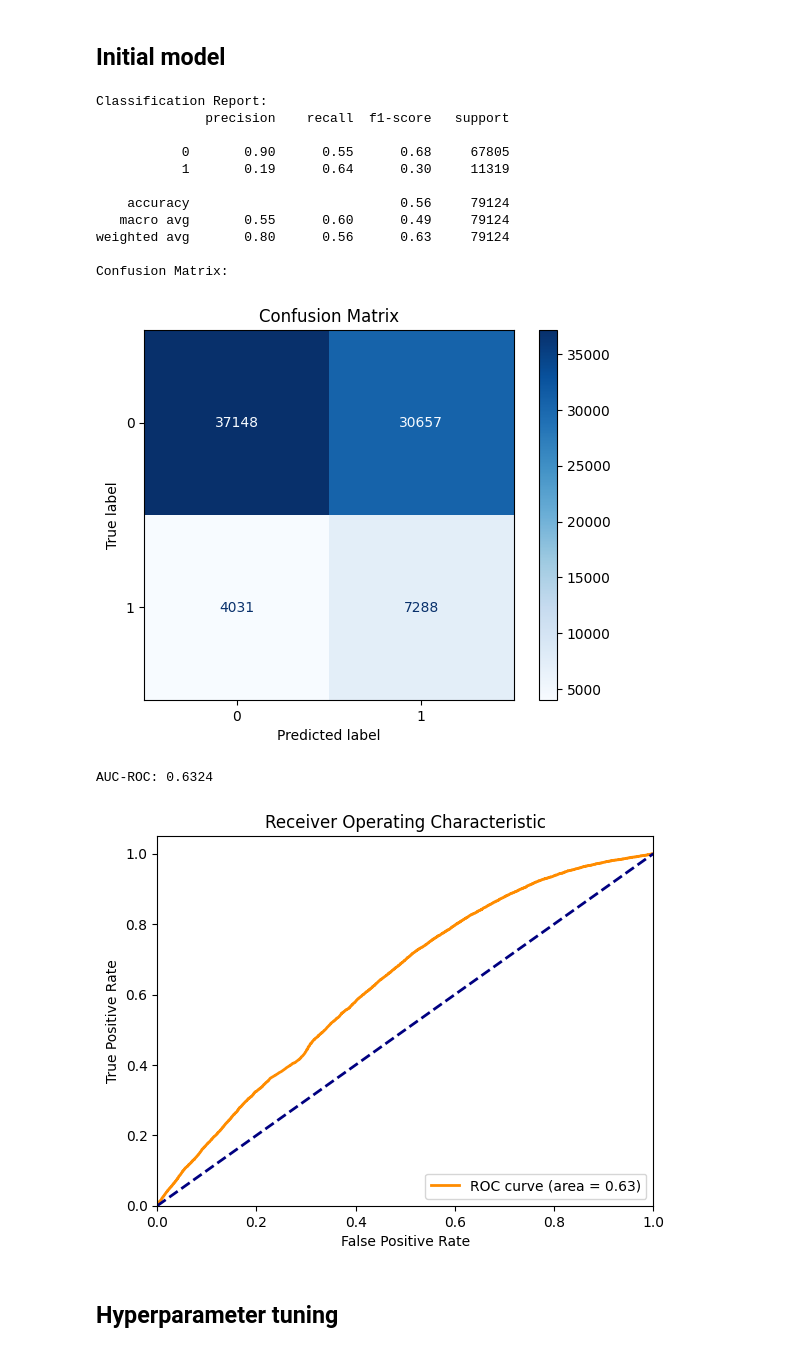
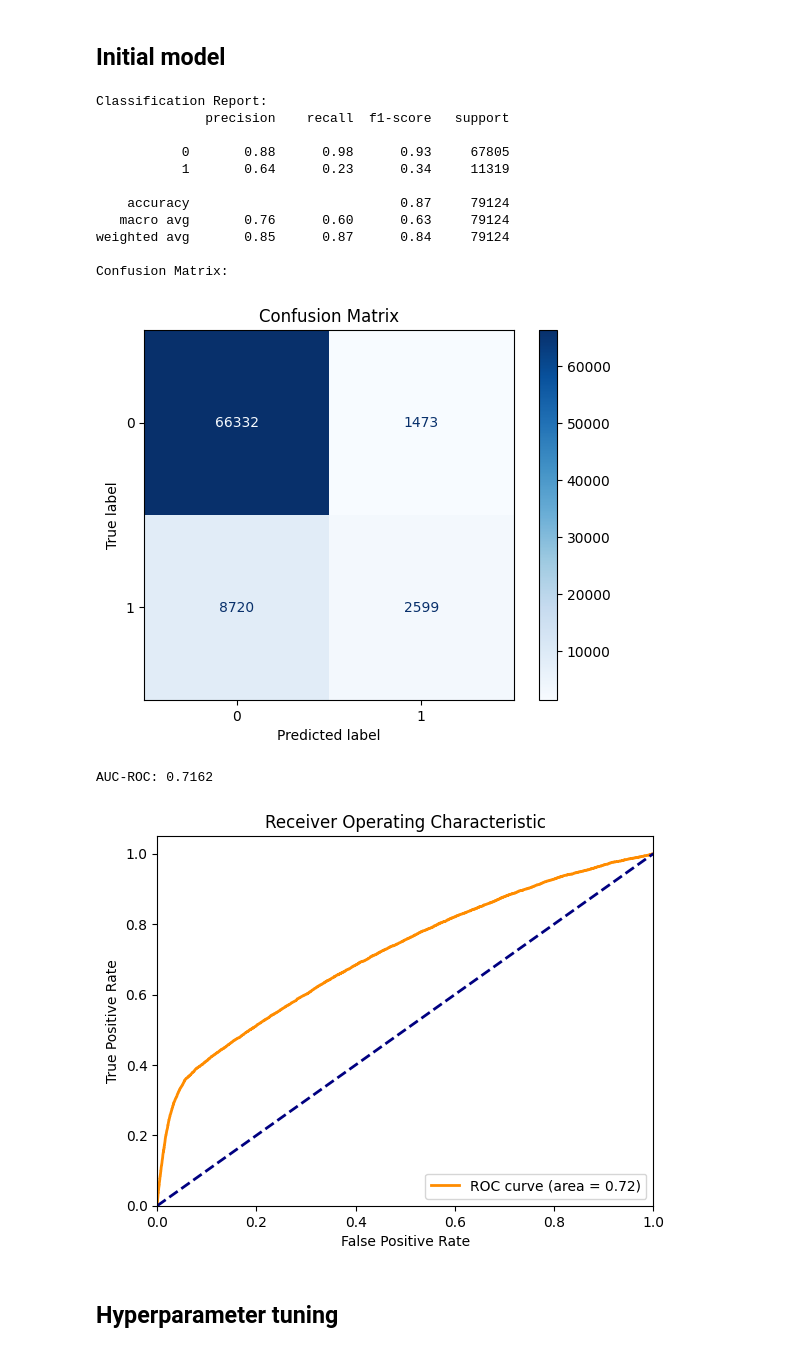
Before and after one commit to hiimss/Fake-Reviews-Detection, a Jupyter notebook: ShanShan_notebooks/data_modeling_and_evaluation.ipynb, the cells around one changed output. Drawn from its saved outputs; the diff is of its cells as text; code cells hidden in the pictures.

```diff
--- a/ShanShan_notebooks/data_modeling_and_evaluation.ipynb
+++ b/ShanShan_notebooks/data_modeling_and_evaluation.ipynb
@@ -237,7 +237,7 @@ dtype: int64
 # %% [markdown]
 # Feature Selection
 # %%
-num_features=100
+num_features=20
 # %%
 def feature_selection(X_train, y_train, X_test, num_features):
 
@@ -267,5 +267,9 @@ X_train_selected, X_test_selected, features = feature_selection(X_train_merged,
 # %% [markdown]
 # Modeling
+# %%
+X_train_selected = X_train_merged[features]
+# %%
+X_test_selected = X_test_merged[features]
 # %%
 y_train_merged = y_train_merged['label']
 # %%
@@ -353,22 +357,22 @@ lg_param_distributions = {
 }
 # %%
 # Train and evaluate the model
-train_and_evaluate_model(lg_model, X_train_scaled, y_train_merged, X_test_scaled, y_test_merged)
+train_and_evaluate_model(lg_model, X_train_selected, y_train_merged, X_test_selected, y_test_merged)
 # %% [output]
 Classification Report:
               precision    recall  f1-score   support
 
-           0       0.90      0.55      0.68     67805
-           1       0.19      0.64      0.30     11319
+           0       0.88      0.98      0.93     67805
+           1       0.64      0.23      0.34     11319
 
-    accuracy                           0.56     79124
-   macro avg       0.55      0.60      0.49     79124
-weighted avg       0.80      0.56      0.63     79124
+    accuracy                           0.87     79124
+   macro avg       0.76      0.60      0.63     79124
+weighted avg       0.85      0.87      0.84     79124
 
 Confusion Matrix:
-[figure, old version]
+[figure, new version]
-AUC-ROC: 0.6324
+AUC-ROC: 0.7162
-[figure, old version]
+[figure, new version]
 # %% [markdown]
 ## Hyperparameter tuning
 # %%
```
Also changed, not shown: parts of 10 cells of this notebook, 3 other files.
